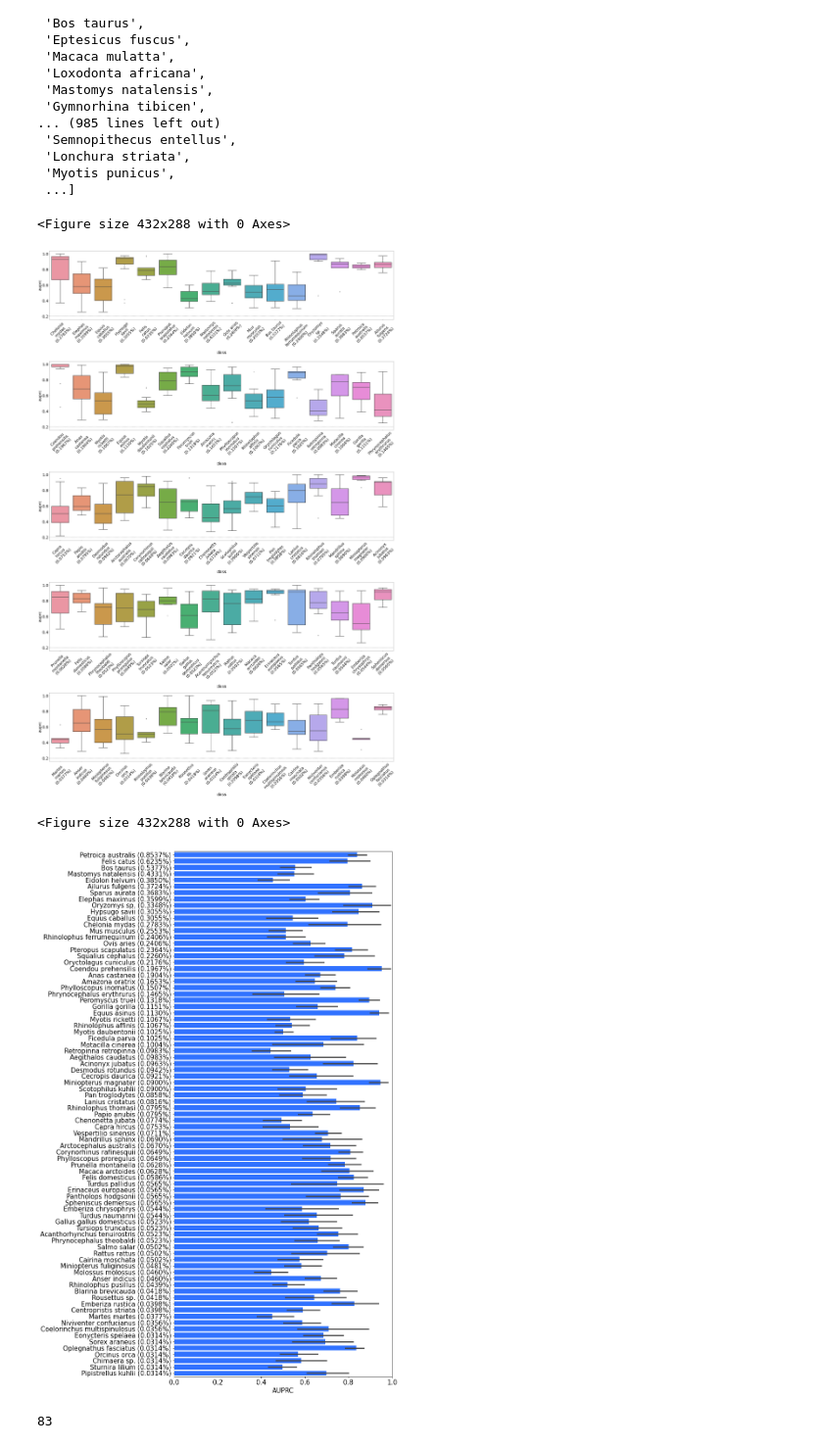
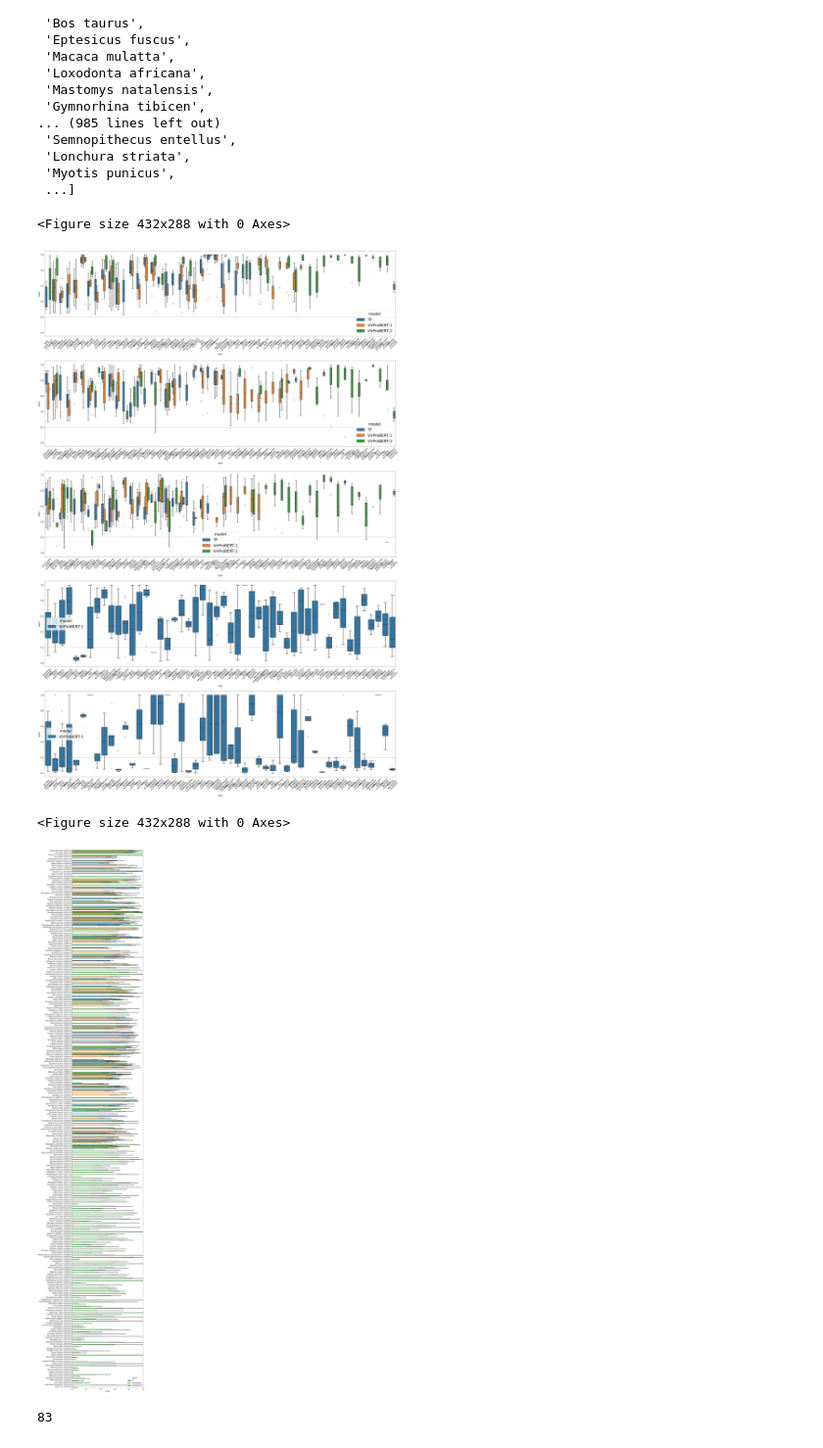
Before and after one commit to NSF-COMPASS-Center/HAVEN, a Jupyter notebook: src/jupyter_notebooks/few_shot_learning/Few Shot Learning - IDV - Novel Host.ipynb, the cells around one changed output. Shown at 98% size. Drawn from its saved outputs; the diff is of its cells as text; code cells hidden in the pictures.

```diff
--- a/src/jupyter_notebooks/few_shot_learning/Few Shot Learning - IDV - Novel Host.ipynb
+++ b/src/jupyter_notebooks/few_shot_learning/Few Shot Learning - IDV - Novel Host.ipynb
@@ -33,14 +33,17 @@ from statistics import mean
 
 from src.utils import utils, evaluation_utils, visualization_utils
 # %%
-tf_output_file_path = os.path.join(os.getcwd(), "..","..", "..", "output/raw/uniref90_embl_vertebrates_non_idv/20240610/host_multi/few_shot_learning/fsl_non_idv_uniref90viridae_msl2048_transformer-l_6-h_8-d_1024-lr1e-4_classwise_auprc.csv")
-virprobert_output_file_path = os.path.join(os.getcwd(), "..","..", "..", "output/raw/uniref90_embl_vertebrates_non_idv/20240612/host_multi/few_shot_learning/fsl_non_idv_uniref90viridae_msl2048_virprobert_classwise_auprc.csv")
+tf_output_file_path = os.path.join(os.getcwd(), "..","..", "..", "output/raw/uniref90_embl_vertebrates_non_idv/20240613/host_multi/few_shot_learning/fsl_non_idv_uniref90viridae_msl2048_transformer-l_6-h_8-d_1024-lr1e-4_classwise_auprc.csv")
+virprobert_1_output_file_path = os.path.join(os.getcwd(), "..","..", "..", "output/raw/uniref90_embl_vertebrates_non_idv/20240612/host_multi/few_shot_learning/fsl_non_idv_uniref90viridae_msl2048_virprobert_classwise_auprc.csv")
+virprobert_2_output_file_path = os.path.join(os.getcwd(), "..","..", "..", "output/raw/uniref90_embl_vertebrates_non_idv/20240620/host_multi/few_shot_learning/fsl_uniref90viridae_non_idv_lt_1percent_msl2048_virprobert_classwise_auprc.csv")
+
 virprobert_output_scores_file_path = os.path.join(os.getcwd(), "..","..", "..", "output/raw/uniref90_embl_vertebrates_non_idv/20240612/host_multi/few_shot_learning/fsl_non_idv_uniref90viridae_msl2048_virprobert_output.csv")
 dataset_file_path = os.path.join(os.getcwd(), "..","..", "..", "input/data/uniref90/20240131/uniref90_viridae_embl_hosts_pruned_metadata_species_vertebrates_w_seq_non_idv_lt_1percent_prevalence.csv")
 
 output_file_paths = {
-   # "TF": tf_output_file_path,
-    "VirProBERT": virprobert_output_file_path
+    "TF": tf_output_file_path,
+    "VirProBERT-1": virprobert_1_output_file_path,
+    "VirProBERT-2": virprobert_2_output_file_path
 }
 # %%
 def read_output_df(output_file_paths):
@@ -163,7 +170,7 @@ classes = list(metadata_formatted.values())
 bins = get_uniformly_divided_position_bins(list(classes), 5)
 
 for i in range(5):
-    sns.boxplot(data=df[df["class"].isin(bins[i])],  y="auprc", x="class", ax=axs[i], orient="v",
+    sns.boxplot(data=df[df["class"].isin(bins[i])],  y="auprc", x="class", ax=axs[i], orient="v", hue="model",
                 linewidth=3,)
     #sns.stripplot(data=df[df["class"].isin(bins[i])], x="class", y="auprc", ax=axs[i])
     visualization_utils.wrap_ticklabels(axs[i], axis="x")
@@ -173,40 +180,41 @@ for i in range(5):
 plt.show()
 # %% [output]
 <Figure size 432x288 with 0 Axes>
-[figure, old version]
+[figure, new version]
 # %%
 plt.rcParams['figure.autolayout'] = True
 plt.clf()
-fig, axs = plt.subplots(1, 1, figsize=(12, 18), sharey=True)
-plt.rcParams['xtick.labelsize'] = 15
-plt.rcParams['ytick.labelsize'] = 15
-plt.rcParams.update({'font.size': 15})
+fig, axs = plt.subplots(1, 1, figsize=(12, 60), sharey=True)
+plt.rcParams['xtick.labelsize'] = 12
+plt.rcParams['ytick.labelsize'] = 12
+plt.rcParams.update({'font.size': 12})
 
 df = read_output_df(output_file_paths)
 df_classes = list(df["class"].unique())
 
 metadata_formatted = {k:v for k, v in metadata_formatted.items() if k in df_classes}
 
 
 df = df.replace({"class": metadata_formatted})
 classes = list(metadata_formatted.values())
 bins = get_uniformly_divided_position_bins(list(classes), 1)
 
 for i in range(1):
-    sns.barplot(data=df[df["class"].isin(bins[i])],  x="auprc", y="class", ax=axs, orient="h", facecolor="#3172FF",
+    sns.barplot(data=df[df["class"].isin(bins[i])],  x="auprc", y="class", ax=axs, orient="h", hue="model", #facecolor="#3172FF",
                 linewidth=3, order=classes)
     #sns.stripplot(data=df[df["class"].isin(bins[i])], x="class", y="auprc", ax=axs[i])
     # visualization_utils.wrap_ticklabels(axs, axis="y")
     #axs.tick_params(axis='x', rotation=45)
     axs.set_xlim(0, 1)
     axs.set_ylabel("")
     axs.set_xlabel("AUPRC")
     # axs.axhline(0.2, color="gray", linestyle="--")
 
-visualization_utils.view(os.path.join(os.getcwd(), "..","..", "..", "output/visualization/temp/few_shot_learning/fsl_nonidv_uniref90viridae_msl2048.pdf"))
+plt.show()
+    #visualization_utils.view(os.path.join(os.getcwd(), "..","..", "..", "output/visualization/temp/few_shot_learning/fsl_nonidv_uniref90viridae_msl2048.pdf"))
 # %% [output]
 <Figure size 432x288 with 0 Axes>
-[figure, old version]
+[figure, new version]
 # %%
 len(list(metadata_formatted.values()))
 # %% [output]
```
Also changed, not shown: parts of 1 cell of this notebook, 1 other file.
